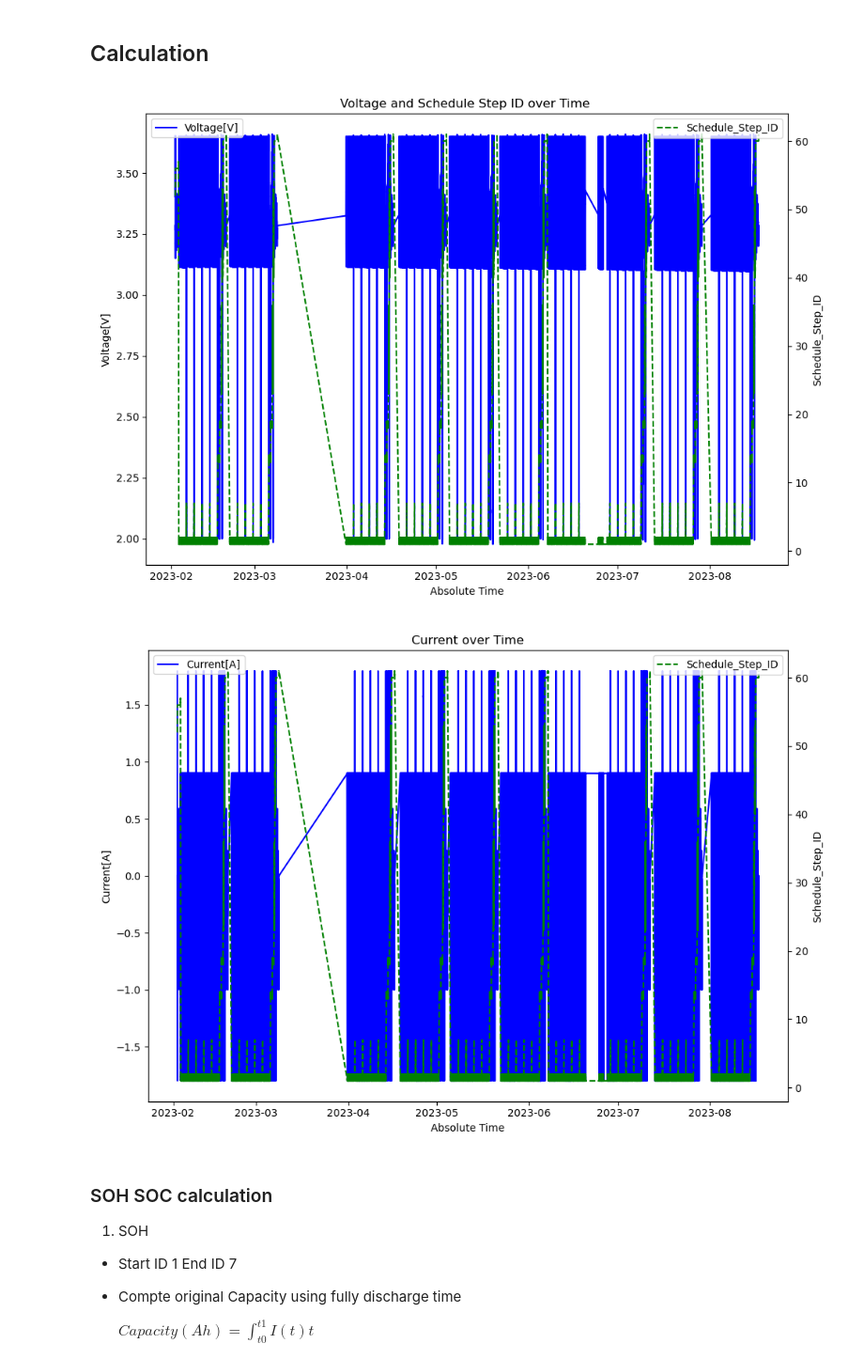
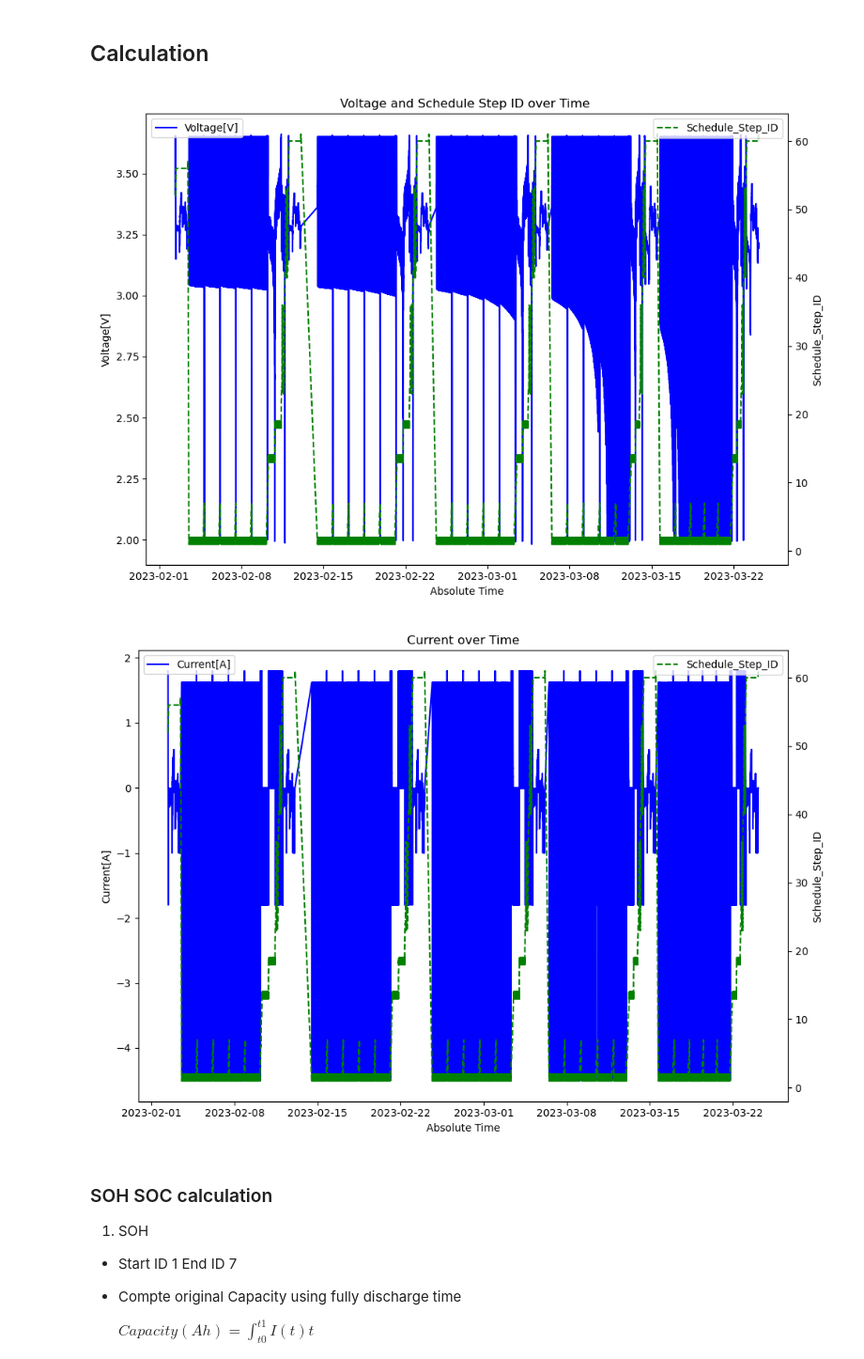
Before and after one commit to zzhuqshun/Thesis, a Jupyter notebook: 01_Datenaufbereitung/Data.ipynb, the cells around one changed output. Shown at 94% size. Saved outputs shown, nothing was run; the diff lists cells and outputs as text; code cells hidden in the pictures.

```diff
--- a/01_Datenaufbereitung/Data.ipynb
+++ b/01_Datenaufbereitung/Data.ipynb
@@ -34,7 +34,7 @@ from tqdm import tqdm
 # %% [markdown]
 # Load data
 # %%
-df_file = pd.read_parquet(r"E:\00_Thesis\01_Datenaufbereitung\Output\Calculated\df_15.parquet")
+df_file = pd.read_parquet(r"E:\00_Thesis\01_Datenaufbereitung\Output\Calculated\df_13.parquet")
 df_file['Absolute_Time[yyyy-mm-dd hh:mm:ss]'] = pd.to_datetime(df_file['Absolute_Time[yyyy-mm-dd hh:mm:ss]'])
 # %% [markdown]
 # Plot SOC SOH
@@ -60,42 +60,40 @@ plt.show()
 # %% [markdown]
 ## Calculation
 # %%
-# According to ID
-filtered_data = df_file
-# First Plot -- Voltage and Schedule Step ID
+# Voltage
 fig, ax1 = plt.subplots(figsize=(10, 7))
 ax1.set_xlabel('Absolute Time')
 ax1.set_ylabel('Voltage[V]')
-ax1.plot(filtered_data['Absolute_Time[yyyy-mm-dd hh:mm:ss]'], filtered_data['Voltage[V]'], color='blue', label='Voltage[V]')
+ax1.plot(df_file['Absolute_Time[yyyy-mm-dd hh:mm:ss]'], df_file['Voltage[V]'], color='blue', label='Voltage[V]')
 ax1.legend(loc='upper left')
 
 ax2 = ax1.twinx()
 ax2.set_ylabel('Schedule_Step_ID')
-ax2.plot(filtered_data['Absolute_Time[yyyy-mm-dd hh:mm:ss]'], filtered_data['Schedule_Step_ID'], color='green', label='Schedule_Step_ID', linestyle='--')
+ax2.plot(df_file['Absolute_Time[yyyy-mm-dd hh:mm:ss]'], df_file['Schedule_Step_ID'], color='green', label='Schedule_Step_ID', linestyle='--')
 ax2.legend(loc='upper right')
 
 plt.title(f'Voltage and Schedule Step ID over Time ')
 plt.tight_layout()
 plt.show()
 
-# Second Plot -- Current
+# Current
 fig2, ax3 = plt.subplots(figsize=(10, 7))
 ax3.set_xlabel('Absolute Time')
 ax3.set_ylabel('Current[A]')
-ax3.plot(filtered_data['Absolute_Time[yyyy-mm-dd hh:mm:ss]'], filtered_data['Current[A]'], color='blue', label='Current[A]')
+ax3.plot(df_file['Absolute_Time[yyyy-mm-dd hh:mm:ss]'], df_file['Current[A]'], color='blue', label='Current[A]')
 ax3.legend(loc='upper left')
 
 ax4 = ax3.twinx()
 ax4.set_ylabel('Schedule_Step_ID')
-ax4.plot(filtered_data['Absolute_Time[yyyy-mm-dd hh:mm:ss]'], filtered_data['Schedule_Step_ID'], color='green', label='Schedule_Step_ID', linestyle='--')
+ax4.plot(df_file['Absolute_Time[yyyy-mm-dd hh:mm:ss]'], df_file['Schedule_Step_ID'], color='green', label='Schedule_Step_ID', linestyle='--')
 ax4.legend(loc='upper right')
 
 plt.title(f'Current over Time')
 plt.tight_layout()
 plt.show()
 # %% [output]
-[figure, old version]
+[figure, new version]
-[figure, old version]
+[figure, new version]
 # %% [markdown]
 ### SOH SOC calculation
 1. SOH
```
Also changed, not shown: parts of 10 cells of this notebook, 2 other files.
